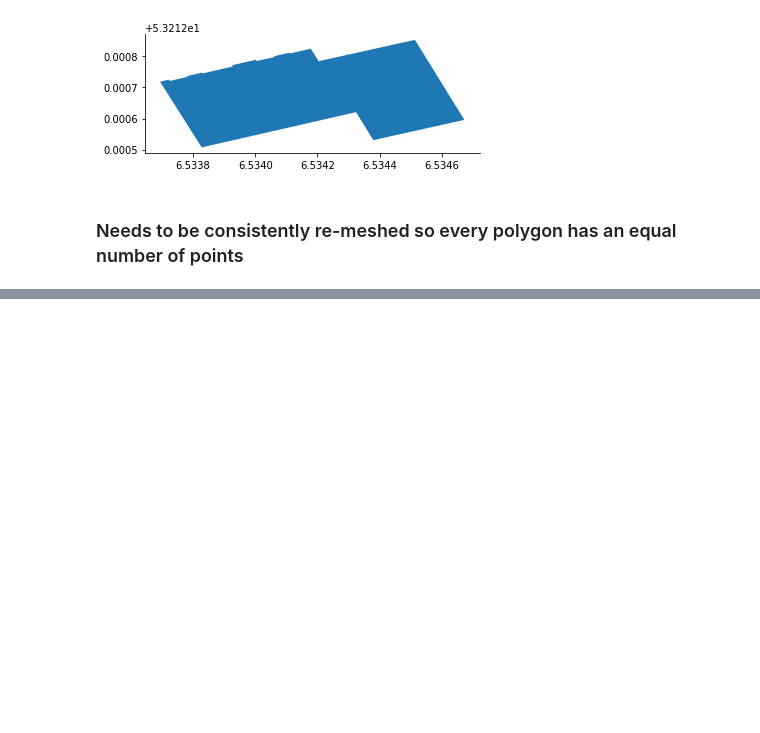
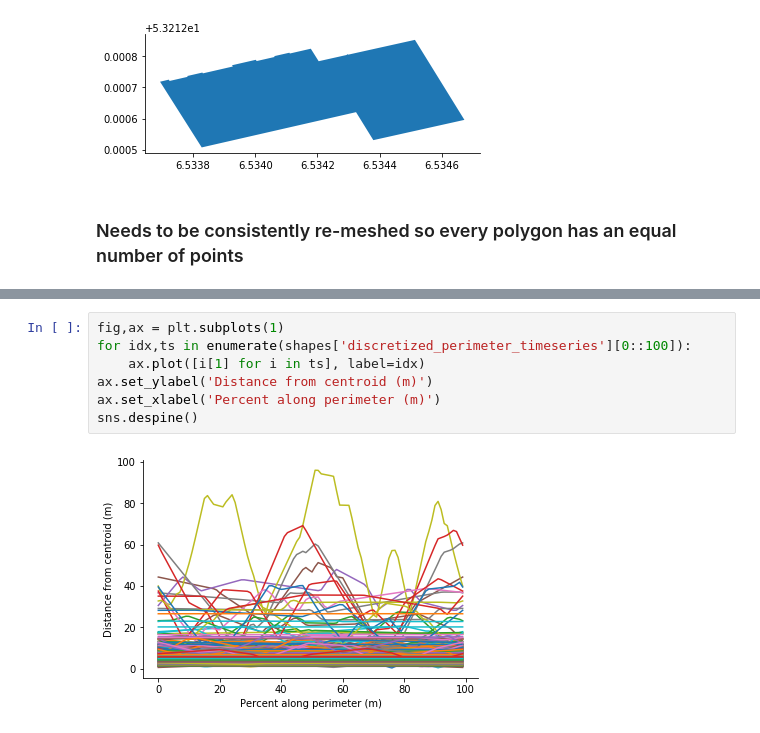
Before and after one commit to jamesjarlathlong/fragilityclustering, a Jupyter notebook: data/exploratory_clustering.ipynb, the cells around one changed output, grey strips where cells are left out. Drawn from its saved outputs; the diff is of its cells as text; blank space fills up the shorter version.

```diff
--- a/data/exploratory_clustering.ipynb
+++ b/data/exploratory_clustering.ipynb
@@ -226,0 +293,9 @@ sns.despine()
+# %%
+fig,ax = plt.subplots(1)
+for idx,ts in enumerate(shapes['discretized_perimeter_timeseries'][0::100]):
+    ax.plot([i[1] for i in ts], label=idx)
+ax.set_ylabel('Distance from centroid (m)')
+ax.set_xlabel('Percent along perimeter (m)')
+sns.despine()
+# %% [output]
+[figure, added]
```
Also changed, not shown: parts of 23 cells of this notebook.
